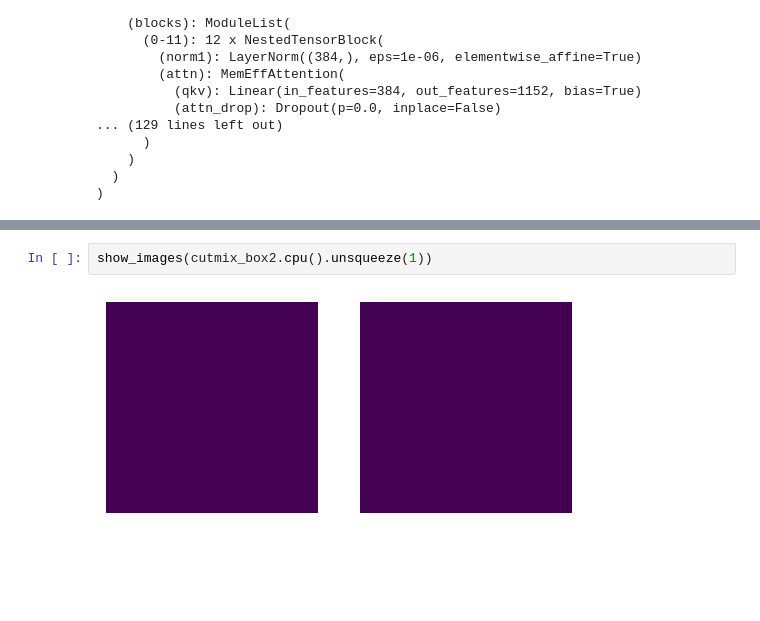
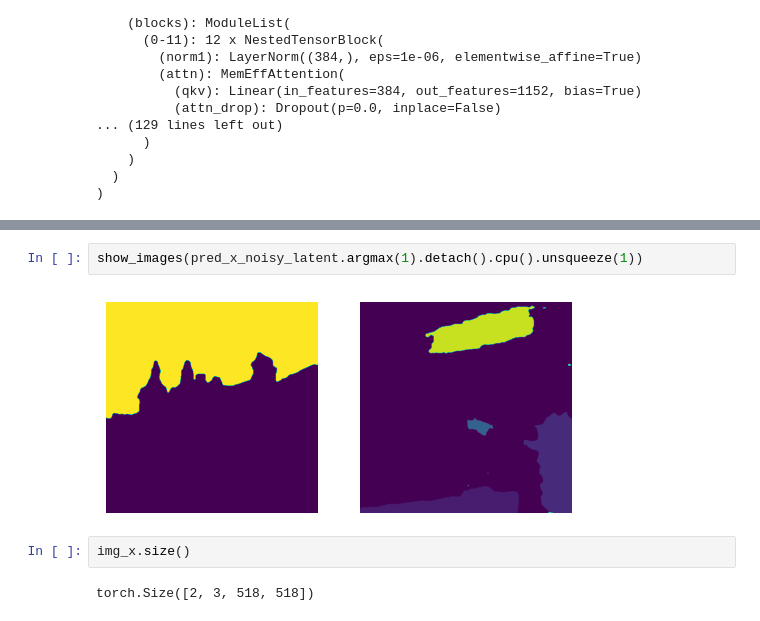
Before and after one commit to SMATousi/UnimatchV2_ViGIR, a Jupyter notebook: Regularity_Test.ipynb, the cells around one changed output, grey strips where cells are left out. Drawn from its saved outputs; the diff is of its cells as text; blank space fills up the shorter version.

```diff
--- a/Regularity_Test.ipynb
+++ b/Regularity_Test.ipynb
@@ -224,5 +231,9 @@ show_images(img_u_s2.cpu())
 # %%
-show_images(cutmix_box2.cpu().unsqueeze(1))
+show_images(pred_x_noisy_latent.argmax(1).detach().cpu().unsqueeze(1))
 # %% [output]
-[figure, old version]
+[figure, new version]
+# %%
+img_x.size()
+# %% [output]
+torch.Size([2, 3, 518, 518])
 # %%
```
Also changed, not shown: parts of 11 cells of this notebook.
